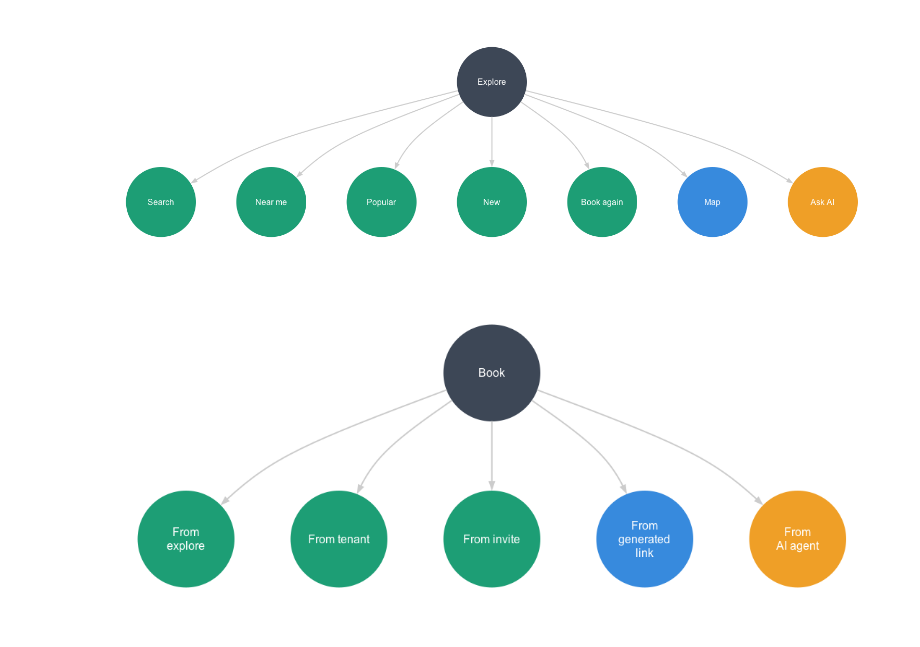
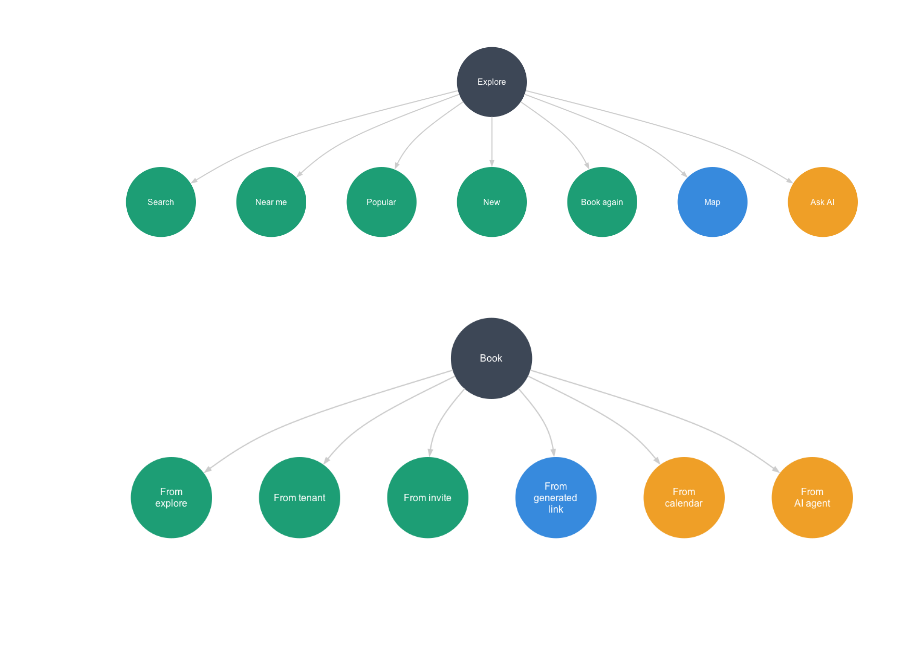
Before and after one commit to nikolamanojlovic/slot-diagrams, a Jupyter notebook: feature_map.ipynb, the cells around one changed output. Saved outputs shown, nothing was run; the diff lists cells and outputs as text; code cells hidden in the pictures; blank space fills up the shorter version.

```diff
--- a/feature_map.ipynb
+++ b/feature_map.ipynb
@@ -99,16 +99,17 @@ build_graph(
 # %%
 build_graph(
     name='Book',
     center_label='Book',
     center_phase='root',
     children=[
         {'id': 'from-explore', 'label': 'From\nexplore', 'phase': 'mvp'},
         {'id': 'from-tenant', 'label': 'From tenant', 'phase': 'mvp'},
         {'id': 'from-invite', 'label': 'From invite', 'phase': 'mvp'},
         {'id': 'from-generated-link', 'label': 'From\ngenerated\nlink', 'phase': 'phase2'},
+        {'id': 'from-calendar', 'label': 'From\ncalendar', 'phase': 'future'},
         {'id': 'from-ai-agent', 'label': 'From\nAI agent', 'phase': 'future'},
     ],
     filename='feature_map_book_for_slot'
 )
 # %% [output]
-[figure, old version]
+[figure, new version]
```
Also changed, not shown: 1 other file.
